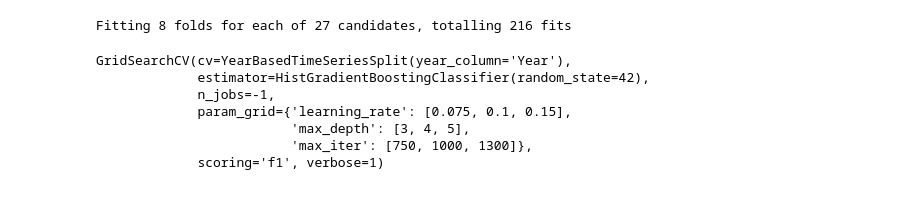
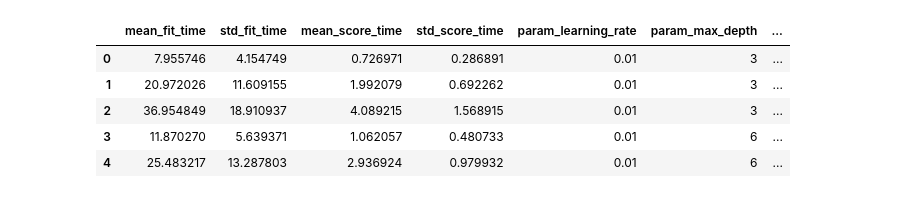
Before and after one commit to bnparris/powerlifting_analysis, a Jupyter notebook: notebooks/hyper_params.ipynb, the cells around one changed output. Drawn from its saved outputs; the diff is of its cells as text; code cells hidden in the pictures.

Commit message:
better grid for tuning

```diff
--- a/notebooks/hyper_params.ipynb
+++ b/notebooks/hyper_params.ipynb
@@ -12,5 +12,6 @@ from sklearn.ensemble import HistGradientBoostingClassifier
 import seaborn as sns
 import numpy as np
 import pandas as pd
-panel_data_path = config.PROJECT_ROOT/ "data" / "panel_data_no_dupes.csv"
+import matplotlib.pyplot as plt
+panel_data_path = config.PROJECT_ROOT/ "data" / "panel_data.csv"
 panel_data = pd.read_csv(panel_data_path)
@@ -66,9 +45,9 @@ panel = panel.drop(columns = 'Date')
 train = panel[panel['Year']<=2023].copy()
 test = panel[panel['Year']>2023].copy()
 
-train_X = train.drop(columns = 'CompetesNextYear')
-train_y = train['CompetesNextYear']
+train_X = train.drop(columns = 'Churns')
+train_y = train['Churns']
 
-test_X = test.drop(columns = 'CompetesNextYear')
-test_y = test['CompetesNextYear']
+test_X = test.drop(columns = 'Churns')
+test_y = test['Churns']
 # %% [markdown]
@@ -128,2 +93,0 @@ grid_search_f1 = GridSearchCV(
-# %%
-grid_search_f1.fit(train_X, train_y)
@@ -245,0 +94,19 @@ plt.show()
+# %%
+year_cv = YearBasedTimeSeriesSplit(year_column='Year')
+
+param_grid = {
+    'learning_rate': [0.01, 0.05, 0.1],
+    'max_iter': [200, 500, 1000],
+    'max_depth': [3, 6, 9]
+}
+
+grid_search = GridSearchCV(
+    HistGradientBoostingClassifier(random_state=42, categorical_features = ['Sex']),
+    param_grid,
+    scoring='accuracy',
+    cv=year_cv,
+    n_jobs=-1,
+    verbose=1
+)
+
+grid_search.fit(train_X, train_y)
@@ -245,0 +122,10 @@ plt.show()
+# %%
+results_df = pd.DataFrame(grid_search.cv_results_)
+results_df.head(5)
+# %% [output]
+|  | mean_fit_time | std_fit_time | mean_score_time | std_score_time | param_learning_rate | param_max_depth | ... |
+| 0 | 7.955746 | 4.154749 | 0.726971 | 0.286891 | 0.01 | 3 | ... |
+| 1 | 20.972026 | 11.609155 | 1.992079 | 0.692262 | 0.01 | 3 | ... |
+| 2 | 36.954849 | 18.910937 | 4.089215 | 1.568915 | 0.01 | 3 | ... |
+| 3 | 11.870270 | 5.639371 | 1.062057 | 0.480733 | 0.01 | 6 | ... |
+| 4 | 25.483217 | 13.287803 | 2.936924 | 0.979932 | 0.01 | 6 | ... |
@@ -246,26 +188,17 @@ plt.show()
 # %%
-param_grid = {
-    'learning_rate': [0.075, 0.1, 0.15],
-    'max_iter': [750, 1000, 1300],
-    'max_depth': [3, 4, 5]
+fine_param_grid = {
+    'learning_rate': [0.005, 0.01, 0.03],
+    'max_iter': [350, 500, 750],
+    'max_depth': [2,3, 4, 5]
 }
 
-grid_search_f1_2 = GridSearchCV(
-    HistGradientBoostingClassifier(random_state=42),
-    param_grid,
-    scoring='f1',
+grid_search_fine = GridSearchCV(
+    HistGradientBoostingClassifier(random_state=42, categorical_features = ['Sex']),
+    fine_param_grid,
+    scoring='accuracy',
     cv=year_cv,
     n_jobs=-1,
     verbose=1
 )
 
-grid_search_f1_2.fit(train_X, train_y)
+grid_search_fine.fit(train_X, train_y)
-# %% [output]
-Fitting 8 folds for each of 27 candidates, totalling 216 fits
-GridSearchCV(cv=YearBasedTimeSeriesSplit(year_column='Year'),
-             estimator=HistGradientBoostingClassifier(random_state=42),
-             n_jobs=-1,
-             param_grid={'learning_rate': [0.075, 0.1, 0.15],
-                         'max_depth': [3, 4, 5],
-                         'max_iter': [750, 1000, 1300]},
-             scoring='f1', verbose=1)
```
Also changed, not shown: parts of 21 cells of this notebook, 2 other files.
